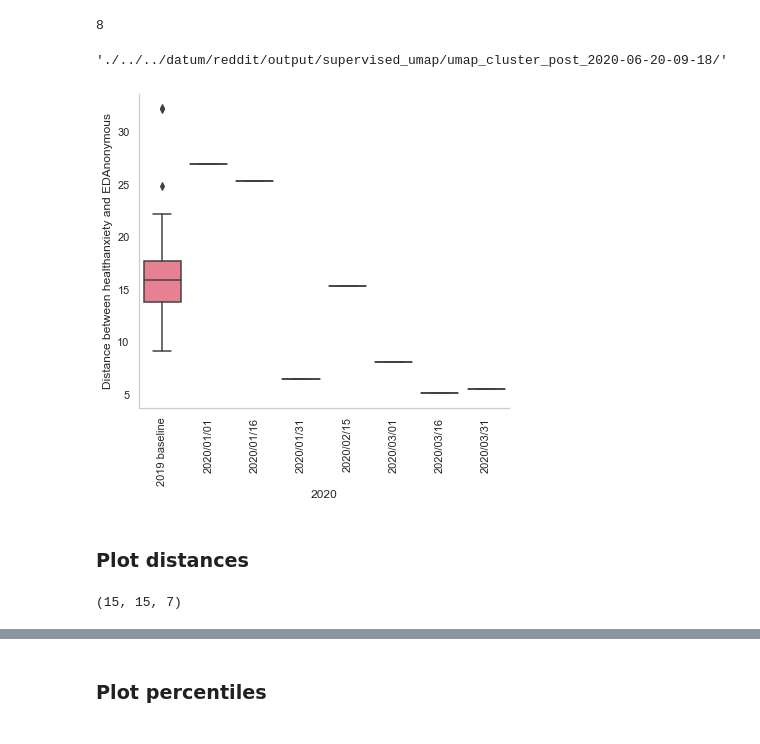
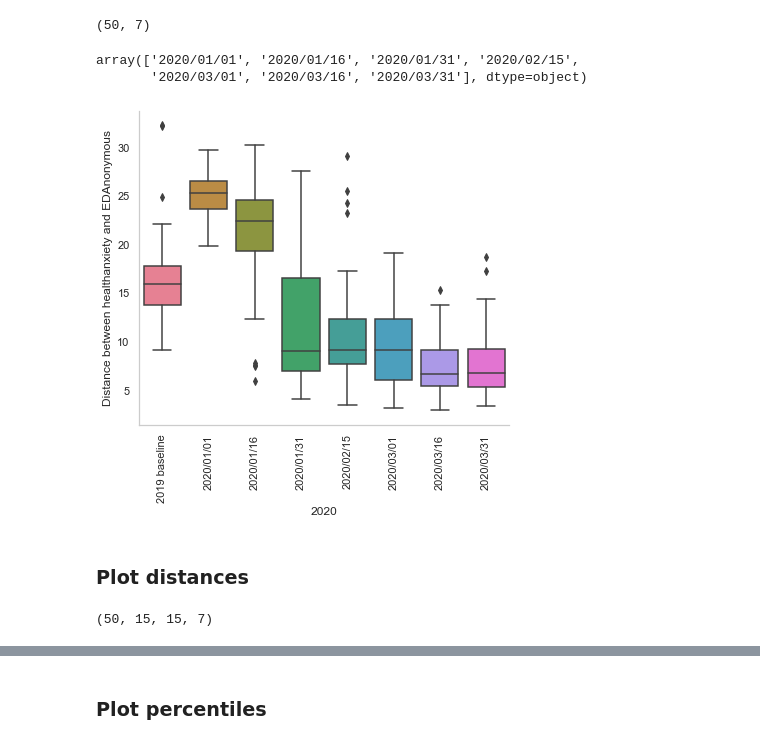
Before and after one commit to danielmlow/reddit, a Jupyter notebook: reddit_cluster.ipynb, the cells around one changed output, grey strips where cells are left out. Drawn from its saved outputs; the diff is of its cells as text; code cells hidden in the pictures.

```diff
--- a/reddit_cluster.ipynb
+++ b/reddit_cluster.ipynb
@@ -1107,2 +1036,9 @@ percentile_3D_by_subreddit = np.array(percentile_3D_by_subreddit)
+# %%
+distances_2020_all.shape
+# %% [output]
+(50, 7)
 # %%
-timesteps = days_week[:-1]
+timesteps
+# %% [output]
+array(['2020/01/01', '2020/01/16', '2020/01/31', '2020/02/15',
+       '2020/03/01', '2020/03/16', '2020/03/31'], dtype=object)
@@ -1111,64 +1045,34 @@ distribution_2019_healthanxiety = distribution_2019_healthanxiety[0] #I append i
-# %%
-# to add to plot mention of covid19
-add_covid19_mentions = False
-covid_mean = np.array([1.37600246e-04, 9.57345045e-05, 1.19084550e-04, 1.38857552e-04,
-       1.58399398e-04, 1.46508084e-04, 1.36883143e-04, 7.28435534e-05,
-       8.05822045e-05, 1.04981156e-04, 1.99514315e-04, 3.97653861e-04,
-       8.49297062e-04, 8.82636594e-04, 6.32921459e-04, 4.41946499e-04,
-       5.12115236e-04, 3.28384094e-04, 4.61536461e-04, 3.40176205e-04,
-       4.20744113e-04, 2.27834173e-04, 4.18033059e-04, 5.03355905e-04,
-       4.41112974e-04, 1.82477636e-04, 3.91469570e-04, 3.59483858e-04,
-       6.96401914e-04, 6.60079615e-04, 1.36545814e-03, 2.53557029e-04,
-       5.30087844e-04, 3.06258723e-04, 1.10060493e-03, 1.75229626e-03,
-       3.82335341e-03, 3.54900845e-03, 4.70985334e-03, 3.59627607e-03,
-       4.07187859e-03, 3.96221607e-03, 4.53415672e-03, 3.52455265e-03,
-       3.13137661e-03, 2.71011345e-03, 3.16281317e-03, 2.79342252e-03,
-       2.83837582e-03, 2.29320931e-03, 2.45448753e-03, 2.89407344e-03,
-       2.31492345e-03, 2.16047706e-03, 2.07815072e-03, 2.13970058e-03])
-
-x_covid = range(8)
-y_covid = covid_mean[::7][:8]*10000
-print(len(y_covid))
-# %% [output]
-8
-# %%
-output_dir
-# %% [output]
-'./../../datum/reddit/output/supervised_umap/umap_cluster_post_2020-06-20-09-18/'
 # %%
+
 sns.set(rc={'figure.figsize':(6,6)}, font_scale =1, palette=sns.color_palette("husl", 7))
 sns.set_style("white", {"axes.edgecolor": ".8"})
 
-y = list(distribution_2019_healthanxiety)
+# boxplot for 2019
+y = list(distribution_2019_healthanxiety) #  shape (50)
+length_2019_distr = len(y)
+x = ['2019 baseline']*length_2019_distr
 
-x = ['2019 baseline']*50
-
+# Add values (y) and labels (x) for different timesteps (['2020/01/01', '2020/01/16', '2020/01/31', '2020/02/15','2020/03/01', '2020/03/16', '2020/03/31'])
 for i in range(len(timesteps)):
-#     date = timesteps[i].replace('2020/', '')
-#     date_new = date.replace('/', '-')
-    date_new = timesteps[i]
-#     date_new = date+'-'+date[:3]+str(int(date[-2:])+15)
-    x = x + [date_new]*50
-    y = y + [distances_2020[i]]*50
-
+    date = timesteps[i]
+    x = x + [date]*bootstrap_samples
+    y = y + list(distances_2020_all[:,i]) #i is a timestep, shape (50)
 
 sns.boxplot(x=x,y=y, palette='husl')
 sns.despine()
 plt.xticks(rotation=90)
 plt.xlabel('2020')
 plt.ylabel(f'Distance between {sr_example_a} and {sr_example_b}')
 
 
 
 if add_covid19_mentions:
     sns.lineplot(x=x_covid, y = y_covid, c='k')
 plt.tight_layout()
-plt.savefig(output_dir+'example_distance_distribution.png', dpi=400)
+
+if save_fig:
+    plt.savefig(output_dir+'example_distance_distribution.png', dpi=400)
 # %% [output]
-[figure, old version]
+[figure, new version]
 # %% [markdown]
 ### Plot distances
-# %%
-percentile_3D_by_subreddit.shape
-# %% [output]
-(15, 15, 7)
@@ -1177,0 +1079,6 @@ percentile_non_outliers = (percentile_3D_by_subreddit < 95) & (percentile_3D_by_
+# %%
+# display only extreme changes
+percentile_non_outliers = (percentile_all < 95) & (percentile_all > 5)
+percentile_non_outliers.shape
+# %% [output]
+(50, 15, 15, 7)
```
Also changed, not shown: parts of 90 cells of this notebook, 2 other files.
